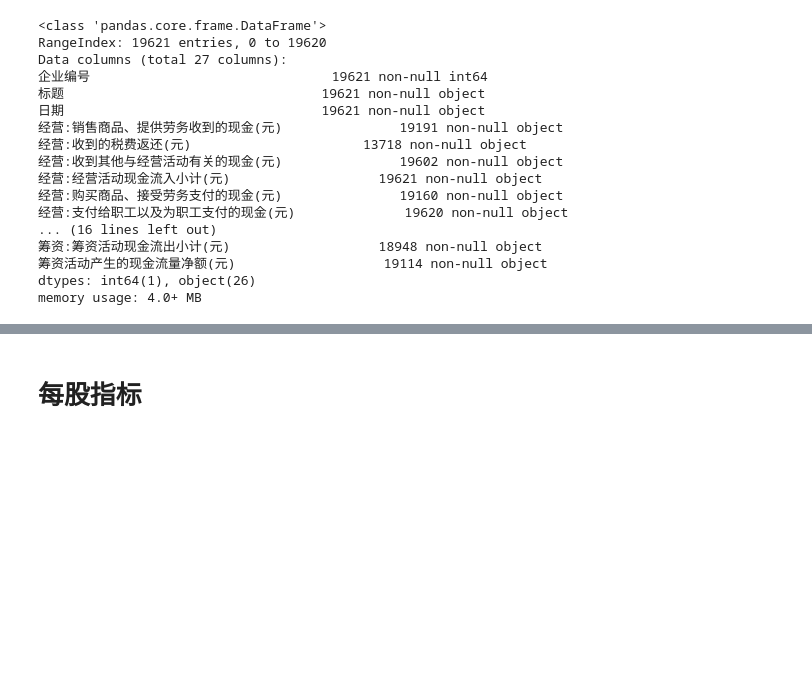
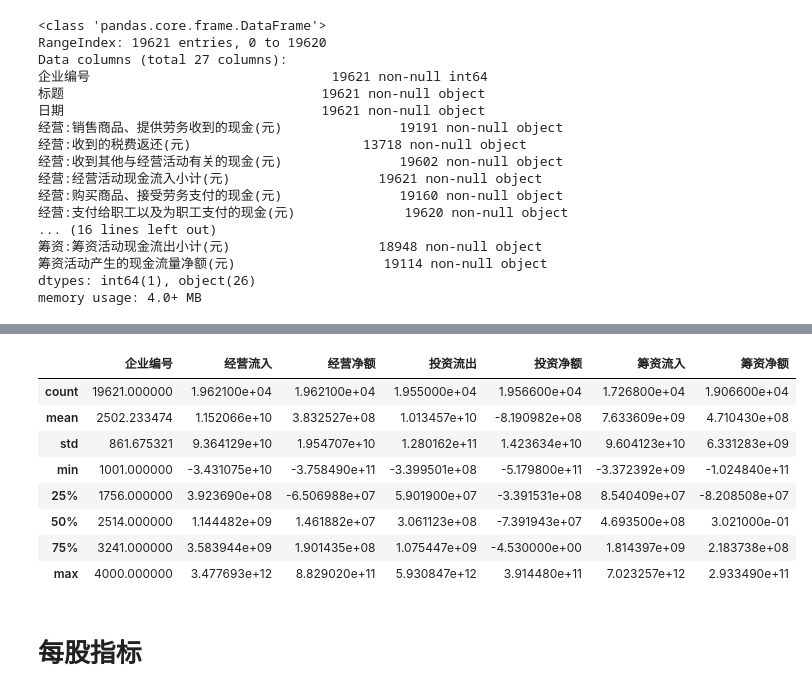
Before and after one commit to AlanConstantine/ISI-WorldCup2019, a Jupyter notebook: Code/FeatureEngineering/ComibineFinacialData.ipynb, the cells around one changed output, grey strips where cells are left out. Drawn from its saved outputs; the diff is of its cells as text; code cells hidden in the pictures; blank space fills up the shorter version.

```diff
--- a/Code/FeatureEngineering/ComibineFinacialData.ipynb
+++ b/Code/FeatureEngineering/ComibineFinacialData.ipynb
@@ -235,6 +252,18 @@ Data columns (total 7 columns):
 筹资净额    19066 non-null float64
 dtypes: float64(6), int64(1)
 memory usage: 1.0 MB
+# %%
+df_cash1.describe()
+# %% [output]
+|  | 企业编号 | 经营流入 | 经营净额 | 投资流出 | 投资净额 | 筹资流入 | 筹资净额 |
+| count | 19621.000000 | 1.962100e+04 | 1.962100e+04 | 1.955000e+04 | 1.956600e+04 | 1.726800e+04 | 1.906600e+04 |
+| mean | 2502.233474 | 1.152066e+10 | 3.832527e+08 | 1.013457e+10 | -8.190982e+08 | 7.633609e+09 | 4.710430e+08 |
+| std | 861.675321 | 9.364129e+10 | 1.954707e+10 | 1.280162e+11 | 1.423634e+10 | 9.604123e+10 | 6.331283e+09 |
+| min | 1001.000000 | -3.431075e+10 | -3.758490e+11 | -3.399501e+08 | -5.179800e+11 | -3.372392e+09 | -1.024840e+11 |
+| 25% | 1756.000000 | 3.923690e+08 | -6.506988e+07 | 5.901900e+07 | -3.391531e+08 | 8.540409e+07 | -8.208508e+07 |
+| 50% | 2514.000000 | 1.144482e+09 | 1.461882e+07 | 3.061123e+08 | -7.391943e+07 | 4.693500e+08 | 3.021000e-01 |
+| 75% | 3241.000000 | 3.583944e+09 | 1.901435e+08 | 1.075447e+09 | -4.530000e+00 | 1.814397e+09 | 2.183738e+08 |
+| max | 4000.000000 | 3.477693e+12 | 8.829020e+11 | 5.930847e+12 | 3.914480e+11 | 7.023257e+12 | 2.933490e+11 |
 # %%
 res['现金流量表']=df_cash1
 # %% [markdown]
```
Also changed, not shown: parts of 16 cells of this notebook.
